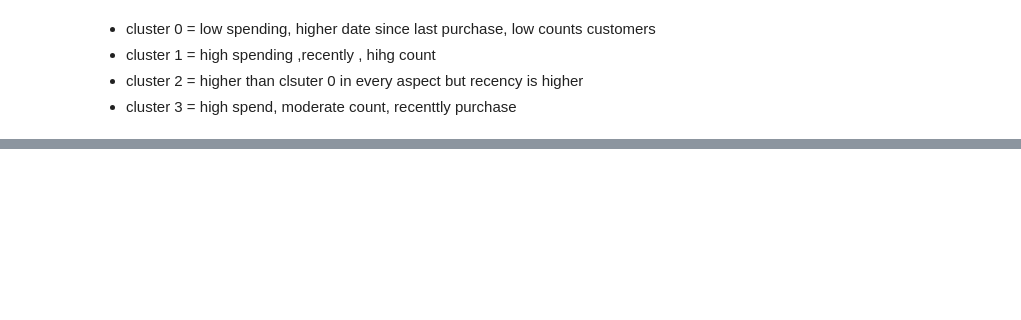
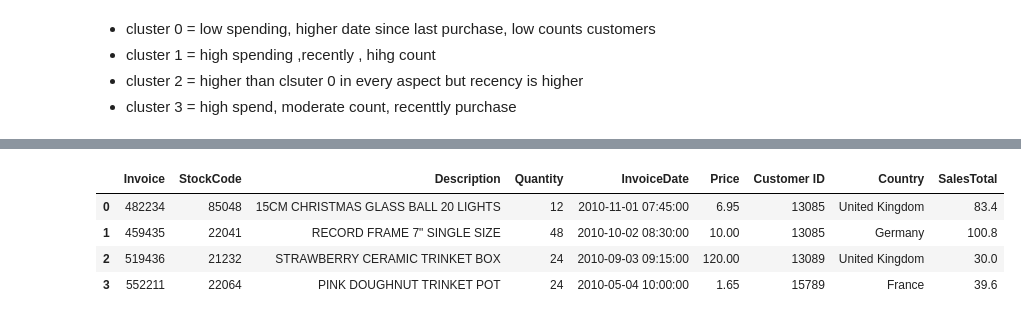
Before and after one commit to ASGP/DS_Customer_Kmeans, a Jupyter notebook: EDA.ipynb, the cells around one changed output, grey strips where cells are left out. Cells and saved outputs as stored; diff of their text form; code cells hidden in the pictures; blank space fills up the shorter version.

```diff
--- a/EDA.ipynb
+++ b/EDA.ipynb
@@ -566,3 +601,27 @@ byCustomer_no_outlier[byCustomer_no_outlier['Clusters']==3]
 - cluster 1 = high spending ,recently , hihg count
 - cluster 2 = higher than clsuter 0 in every aspect  but recency is higher
 - cluster 3 = high spend, moderate count, recenttly purchase
+# %%
+new_data = pd.DataFrame({
+    'Invoice': [482234, 459435, 519436, 552211],
+    'StockCode': [85048, 22041, 21232, 22064],
+    'Description': [
+        '15CM CHRISTMAS GLASS BALL 20 LIGHTS',
+        'RECORD FRAME 7" SINGLE SIZE',
+        'STRAWBERRY CERAMIC TRINKET BOX',
+        'PINK DOUGHNUT TRINKET POT'
+    ],
+    'Quantity': [12, 48, 24, 24],
+    'InvoiceDate': [
+        '2010-11-01 07:45:00',
+        '2010-10-02 08:30:00',
+        '2010-09-03 09:15:00',
+        '2010-05-04 10:00:00'
+    ],
+    'Price': [6.95, 10.0, 120.0, 1.65],
+    'Customer ID': [13085, 13085, 13089, 15789],  # Two rows with the same 'Customer ID' 13085
+    'Country': ['United Kingdom', 'Germany', 'United Kingdom', 'France'],
+    'SalesTotal': [83.40, 100.80, 30.00, 39.60]
+})
+# %%
+new_data['InvoiceDate'] = pd.to_datetime(new_data['InvoiceDate'])
@@ -568,0 +641,8 @@ byCustomer_no_outlier[byCustomer_no_outlier['Clusters']==3]
+# %%
+new_data
+# %% [output]
+|  | Invoice | StockCode | Description | Quantity | InvoiceDate | Price | Customer ID | Country | SalesTotal |
+| 0 | 482234 | 85048 | 15CM CHRISTMAS GLASS BALL 20 LIGHTS | 12 | 2010-11-01 07:45:00 | 6.95 | 13085 | United Kingdom | 83.4 |
+| 1 | 459435 | 22041 | RECORD FRAME 7" SINGLE SIZE | 48 | 2010-10-02 08:30:00 | 10.00 | 13085 | Germany | 100.8 |
+| 2 | 519436 | 21232 | STRAWBERRY CERAMIC TRINKET BOX | 24 | 2010-09-03 09:15:00 | 120.00 | 13089 | United Kingdom | 30.0 |
+| 3 | 552211 | 22064 | PINK DOUGHNUT TRINKET POT | 24 | 2010-05-04 10:00:00 | 1.65 | 15789 | France | 39.6 |
```
Also changed, not shown: parts of 48 cells of this notebook, 3 other files.
